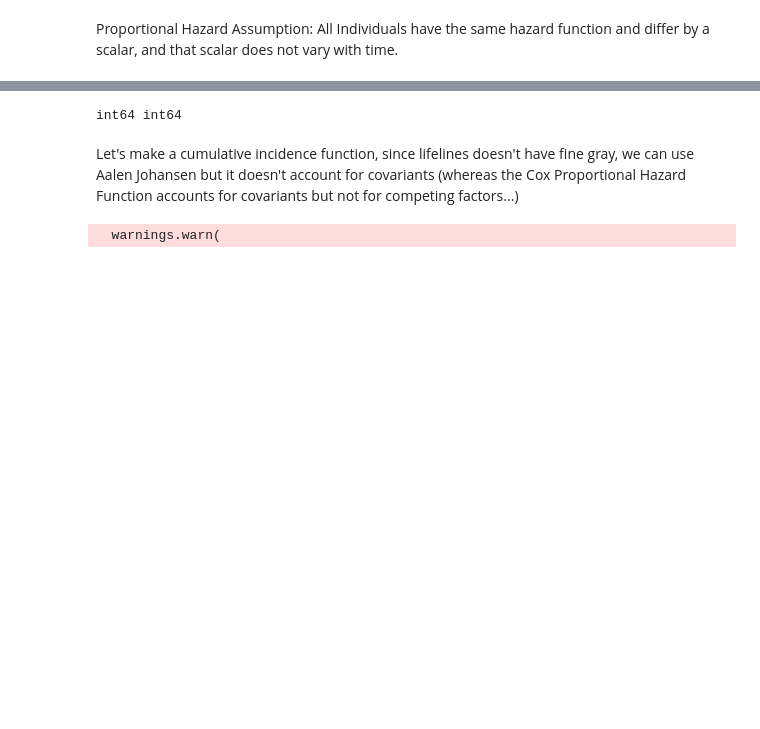
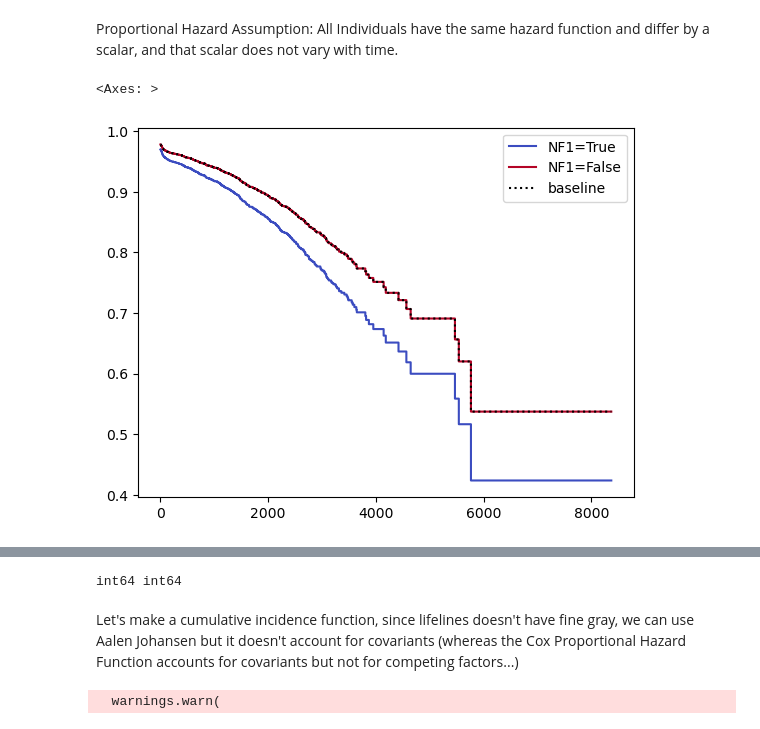
Before and after one commit to Roseille/SurvivalAnalyses, a Jupyter notebook: sample.ipynb, the cells around one changed output, grey strips where cells are left out. Saved outputs shown, nothing was run; the diff lists cells and outputs as text; code cells hidden in the pictures; blank space fills up the shorter version.

```diff
--- a/sample.ipynb
+++ b/sample.ipynb
@@ -54,2 +54,7 @@ cph.plot_partial_effects_on_outcome(covariates='TP53', values=[True, False], cma
 # %% [markdown]
 Proportional Hazard Assumption: All Individuals have the same hazard function and differ by a scalar, and that scalar does not vary with time.
+# %%
+cph.plot_partial_effects_on_outcome(covariates='NF1', values=[True, False], cmap='coolwarm')
+# %% [output]
+<Axes: >
+[figure, added]
```
Also changed, not shown: parts of 3 cells of this notebook.
